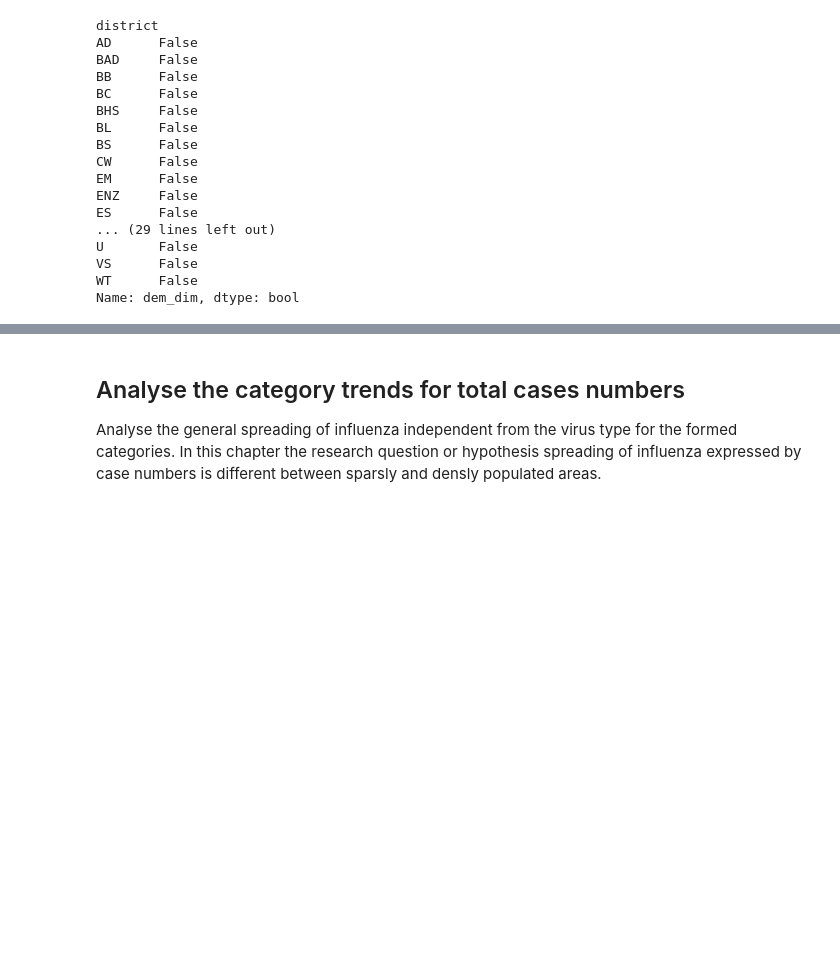
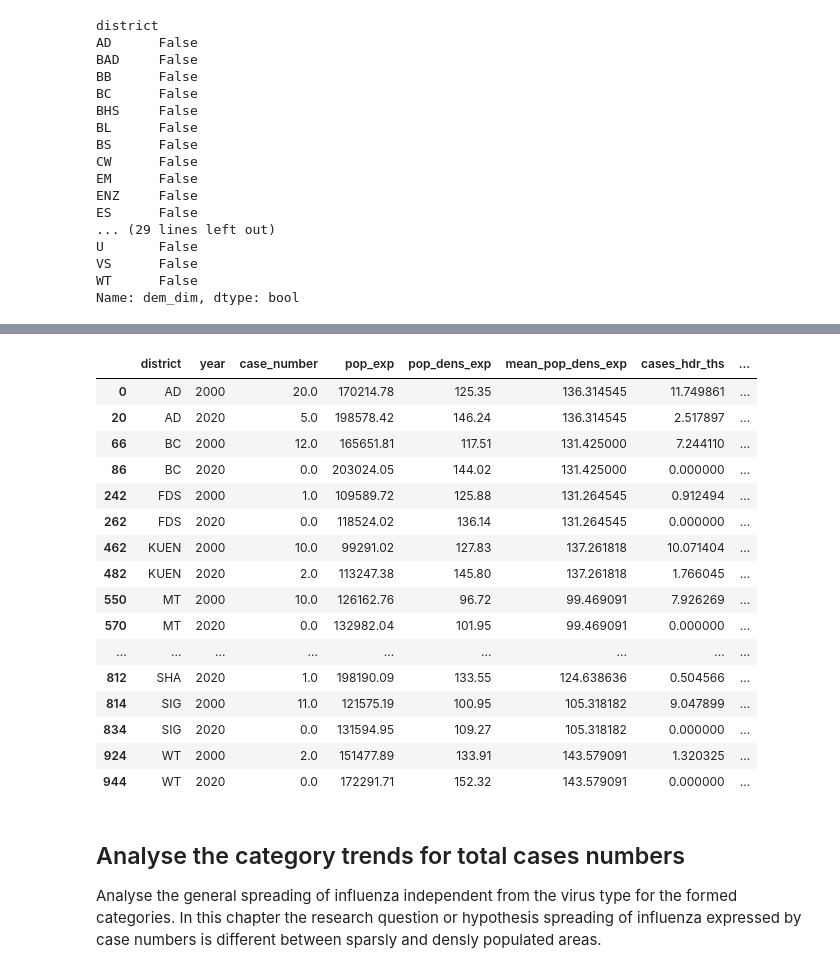
Before and after one commit to ChiaraBecht/programming_1_influenza, a Jupyter notebook: analysis/Final_assignment_Data_Analysis.ipynb, the cells around one changed output, grey strips where cells are left out. Cells and saved outputs as stored; diff of their text form; code cells hidden in the pictures; blank space fills up the shorter version.

```diff
--- a/analysis/Final_assignment_Data_Analysis.ipynb
+++ b/analysis/Final_assignment_Data_Analysis.ipynb
@@ -477,3 +533,23 @@ Name: dem_dim, dtype: bool
+# %%
+df_dis[(df_dis.dem_dim == 'sparse') & (df_dis.year.isin(yl))]
+# %% [output]
+|  | district | year | case_number | pop_exp | pop_dens_exp | mean_pop_dens_exp | cases_hdr_ths | ... |
+| 0 | AD | 2000 | 20.0 | 170214.78 | 125.35 | 136.314545 | 11.749861 | ... |
+| 20 | AD | 2020 | 5.0 | 198578.42 | 146.24 | 136.314545 | 2.517897 | ... |
+| 66 | BC | 2000 | 12.0 | 165651.81 | 117.51 | 131.425000 | 7.244110 | ... |
+| 86 | BC | 2020 | 0.0 | 203024.05 | 144.02 | 131.425000 | 0.000000 | ... |
+| 242 | FDS | 2000 | 1.0 | 109589.72 | 125.88 | 131.264545 | 0.912494 | ... |
+| 262 | FDS | 2020 | 0.0 | 118524.02 | 136.14 | 131.264545 | 0.000000 | ... |
+| 462 | KUEN | 2000 | 10.0 | 99291.02 | 127.83 | 137.261818 | 10.071404 | ... |
+| 482 | KUEN | 2020 | 2.0 | 113247.38 | 145.80 | 137.261818 | 1.766045 | ... |
+| 550 | MT | 2000 | 10.0 | 126162.76 | 96.72 | 99.469091 | 7.926269 | ... |
+| 570 | MT | 2020 | 0.0 | 132982.04 | 101.95 | 99.469091 | 0.000000 | ... |
+| ... | ... | ... | ... | ... | ... | ... | ... | ... |
+| 812 | SHA | 2020 | 1.0 | 198190.09 | 133.55 | 124.638636 | 0.504566 | ... |
+| 814 | SIG | 2000 | 11.0 | 121575.19 | 100.95 | 105.318182 | 9.047899 | ... |
+| 834 | SIG | 2020 | 0.0 | 131594.95 | 109.27 | 105.318182 | 0.000000 | ... |
+| 924 | WT | 2000 | 2.0 | 151477.89 | 133.91 | 143.579091 | 1.320325 | ... |
+| 944 | WT | 2020 | 0.0 | 172291.71 | 152.32 | 143.579091 | 0.000000 | ... |
 # %% [markdown]
 ## Analyse the category trends for total cases numbers
 
```
Also changed, not shown: parts of 23 cells of this notebook.
